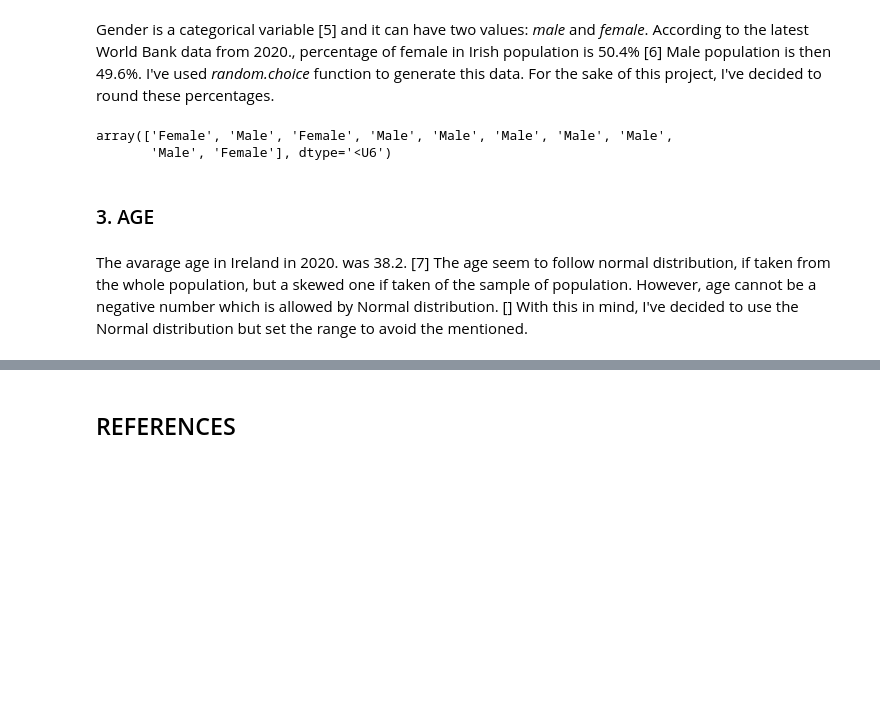
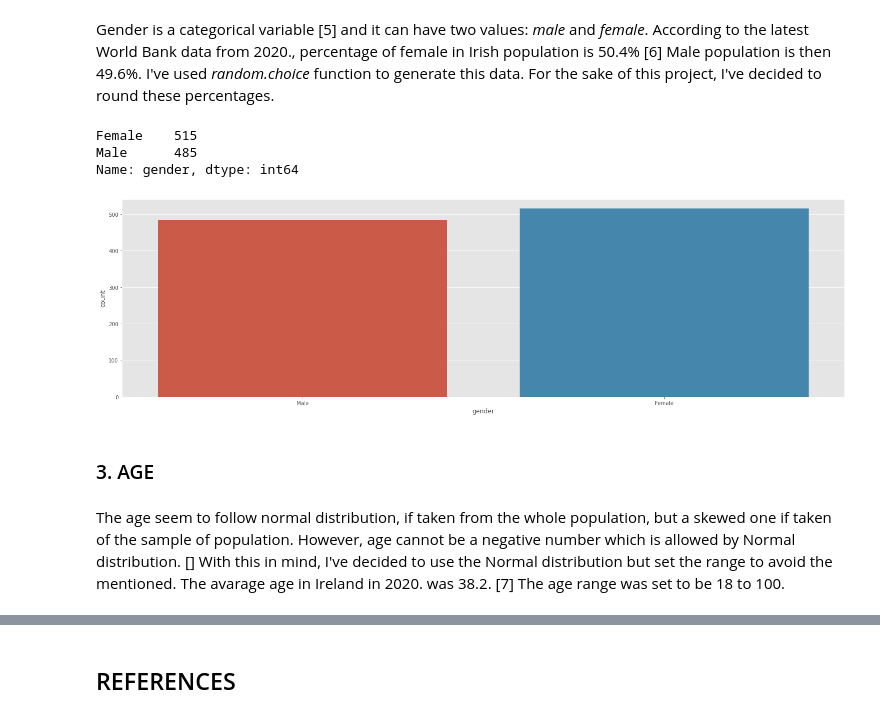
Before and after one commit to AnteDujic/Programming-for-Data-Analysis_project, a Jupyter notebook: bmi_ireland.ipynb, the cells around one changed output, grey strips where cells are left out. Cells and saved outputs as stored; diff of their text form; code cells hidden in the pictures; blank space fills up the shorter version.

```diff
--- a/bmi_ireland.ipynb
+++ b/bmi_ireland.ipynb
@@ -25,6 +25,8 @@ import names
 # %%
 # Random number generator.
 rng = np.random.default_rng(seed = 1)
+
+df = pd.DataFrame(index=None)
 # %% [markdown]
 ### 1. ID
 # %% [markdown]
@@ -72,15 +74,25 @@ Gender is a categorical variable [5] and it can have two values: *male* and *fem
 # %%
 # Generating gender with set probability.
 gender_choice = ["Female", "Male"]
-gender = rng.choice (gender_choice, p = [0.51, 0.49], size = 10)
-gender
+gender = rng.choice (gender_choice, p = [0.51, 0.49], size = 1000)
+df["gender"] = gender
+df["gender"].value_counts()
 # %% [output]
-array(['Female', 'Male', 'Female', 'Male', 'Male', 'Male', 'Male', 'Male',
-       'Male', 'Female'], dtype='<U6')
+Female    515
+Male      485
+Name: gender, dtype: int64
+# %%
+plt.rcParams["figure.figsize"] = (25, 7)
+plt.style.use('ggplot')
+
+sns.countplot(x = df["gender"])
+plt.show()
+# %% [output]
+[figure, added]
 # %% [markdown]
 ### 3. AGE
 # %% [markdown]
-The avarage age in Ireland in 2020. was 38.2. [7] The age seem to follow normal distribution, if taken from the whole population, but a skewed one if taken of the sample of population. However, age cannot be a negative number which is allowed by Normal distribution. [] With this in mind, I've decided to use the Normal distribution but set the range to avoid the mentioned.
+The age seem to follow normal distribution, if taken from the whole population, but a skewed one if taken of the sample of population. However, age cannot be a negative number which is allowed by Normal distribution. [] With this in mind, I've decided to use the Normal distribution but set the range to avoid the mentioned. The avarage age in Ireland in 2020. was 38.2. [7] The age range was set to be 18 to 100.
 # %%
 # Generating age using normal distribution (but clipping the data) [2]
 age = []
```
Also changed, not shown: parts of 8 cells of this notebook.
